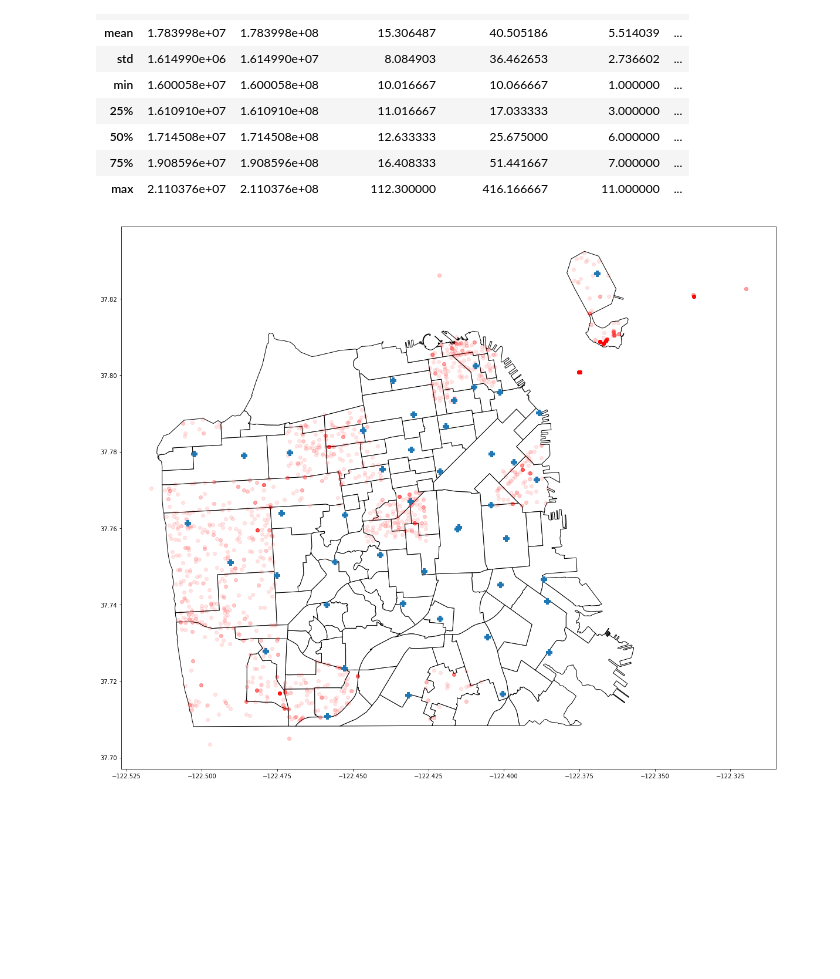
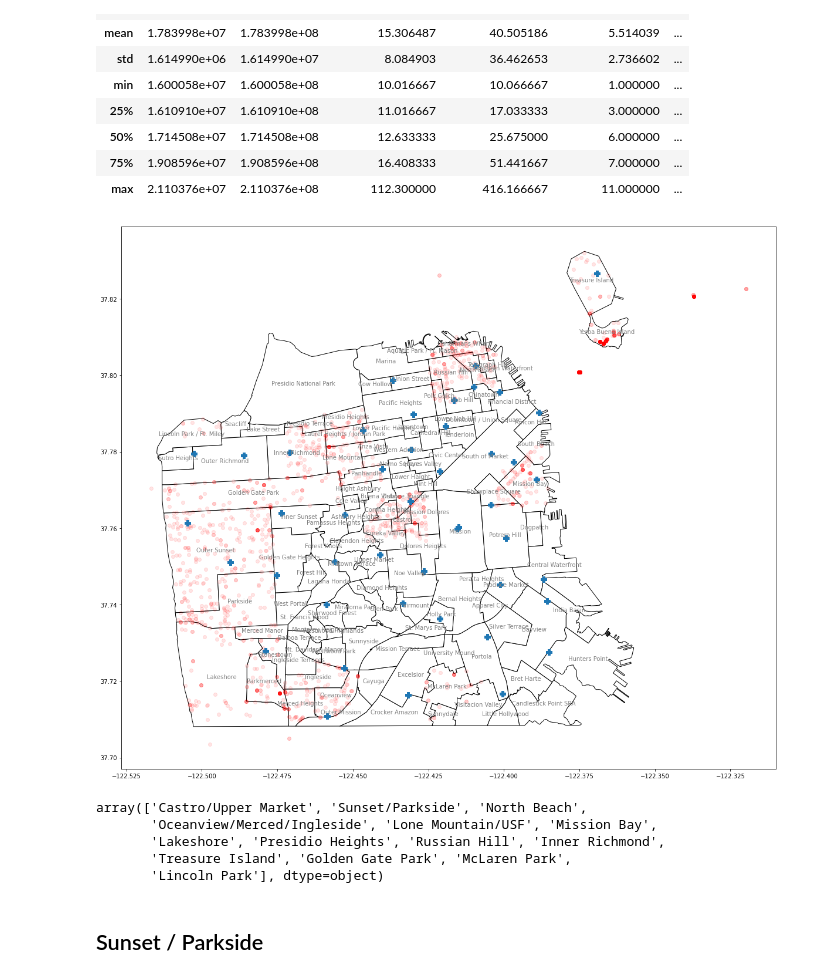
Before and after one commit to mjgood4/firstrespondersites, a Jupyter notebook: research/eda/manderson334/notebooks/Geo-explore.ipynb, the cells around one changed output. Saved outputs shown, nothing was run; the diff lists cells and outputs as text; code cells hidden in the pictures; blank space fills up the shorter version.

```diff
--- a/research/eda/manderson334/notebooks/Geo-explore.ipynb
+++ b/research/eda/manderson334/notebooks/Geo-explore.ipynb
@@ -106,9 +106,22 @@ outlier_points.describe()
 | 50% | 1.714508e+07 | 1.714508e+08 | 12.633333 | 25.675000 | 6.000000 | ... |
 | 75% | 1.908596e+07 | 1.908596e+08 | 16.408333 | 51.441667 | 7.000000 | ... |
 | max | 2.110376e+07 | 2.110376e+08 | 112.300000 | 416.166667 | 11.000000 | ... |
+# %%
+sf_boundaries['district_name'] = sf_boundaries.name
 # %%
 base_map = sf_boundaries.geometry.plot(color='white', edgecolor='black')
-_ = outlier_points.incident_point.plot(ax=base_map, color='red', alpha=0.1)
+sf_boundaries.apply(lambda x: base_map.annotate(text=str(x.district_name), xy=x.geometry.centroid.coords[0], color='gray', ha='center'), axis=1)
+_ = outlier_points.incident_points.plot(ax=base_map, color='red', alpha=0.1)
 _ = fire_facilities.facility_location.plot(ax=base_map, marker="P", markersize=100)
 # %% [output]
-[figure, old version]
+[figure, new version]
+# %%
+distance_corr_group.neighborhood_district.unique()
+# %% [output]
+array(['Castro/Upper Market', 'Sunset/Parkside', 'North Beach',
+       'Oceanview/Merced/Ingleside', 'Lone Mountain/USF', 'Mission Bay',
+       'Lakeshore', 'Presidio Heights', 'Russian Hill', 'Inner Richmond',
+       'Treasure Island', 'Golden Gate Park', 'McLaren Park',
+       'Lincoln Park'], dtype=object)
+# %% [markdown]
+## Sunset / Parkside
```
Also changed, not shown: parts of 2 cells of this notebook.
